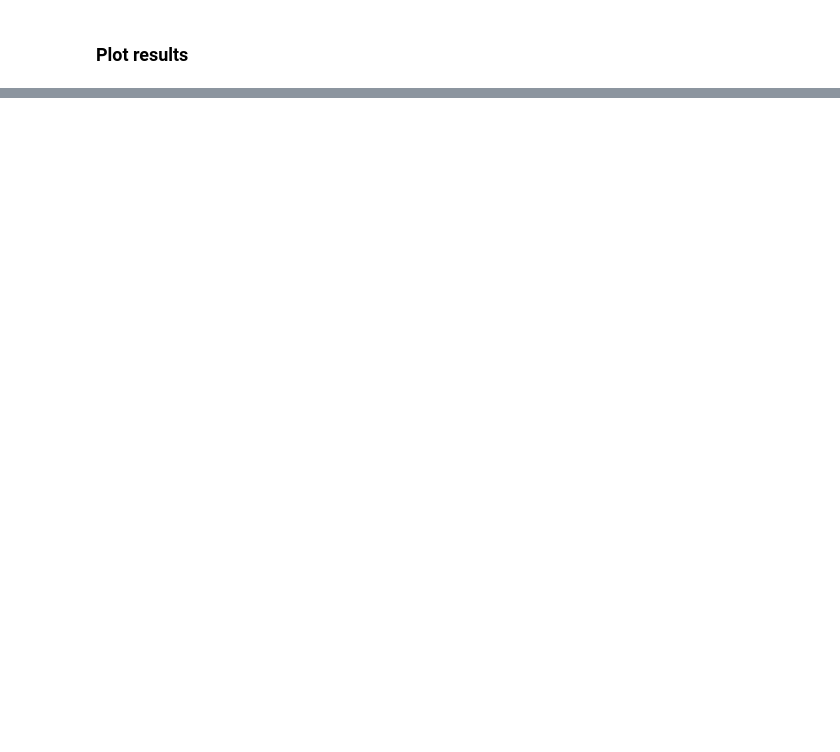
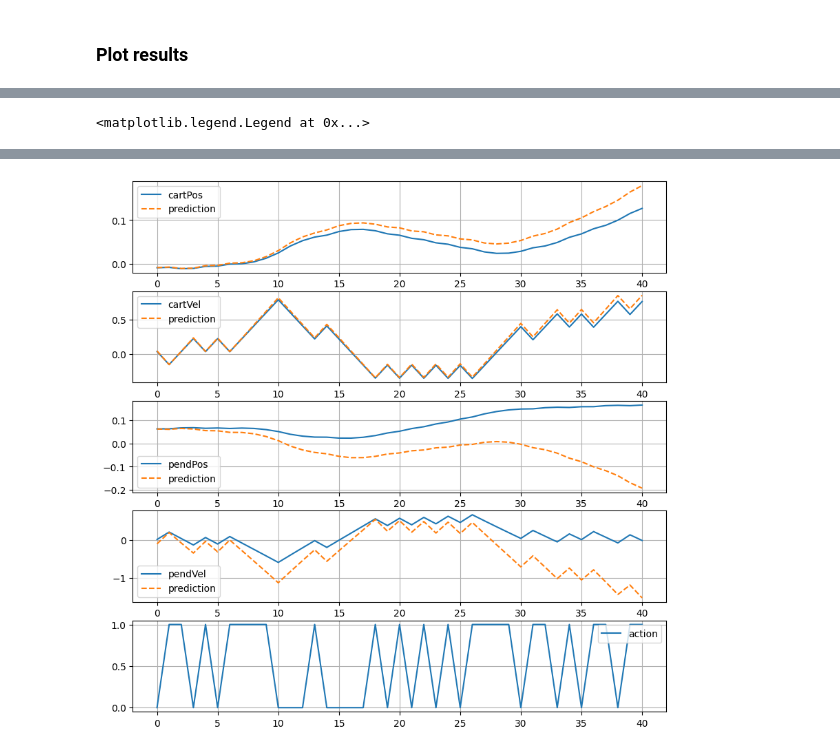
Before and after one commit to FloKit/TimeSeriesTransformerOld, a Jupyter notebook: Model-based RL - Dynamic Model for Cartpole.ipynb, the cells around one changed output, grey strips where cells are left out. Cells and saved outputs as stored; diff of their text form; code cells hidden in the pictures; blank space fills up the shorter version.

Commit message:
add comparison for different cartpole model

```diff
--- a/Model-based RL - Dynamic Model for Cartpole.ipynb
+++ b/Model-based RL - Dynamic Model for Cartpole.ipynb
@@ -520,7 +520,7 @@ import collections
 modelpath = "new_transf_lr01"
 # load model
 # model = tf.keras.models.load_model(modelpath, compile=False)
-transformer_model = TimeSeriesTransformer(num_layers=2, d_model=64, num_heads=4, dff=256,
+transformer_model = TimeSeriesTransformer(num_layers=2, d_model=64, num_heads=4, dff=128,
                               input_shape=input_shape, output_dim=len(mean_out), rate=0.1)
 transformer_model.load_weights(f"{modelpath}/model_bestValLoss")
 # model = tf.keras.models.load_model("new_model.bestValLoss", compile=False)
@@ -701,0 +712,5 @@ tf.executing_eagerly()
+# %%
+dfEval = sample_data(episodes=100, length=0.8, seed=11)
+dfEval.describe()
+row_max_steps = dfEval[dfEval.step == dfEval.step.max()]
+dfEval = dfEval[dfEval.episode==int(row_max_steps.episode)]
@@ -701,0 +721,5 @@ tf.executing_eagerly()
+# %%
+output_min = y_train_multi.min(axis=0)
+output_max = y_train_multi.max(axis=0)
+print ("min(output)_data: ", output_min)
+print ("max(output)_data: ", output_max)
@@ -701,0 +799,15 @@ tf.executing_eagerly()
+# %%
+fig, axs = plt.subplots (5, 1, figsize=(10,10))
+
+fields = [CART_POS, CART_VEL, PEND_POS, PEND_VEL]
+
+for i in range (len(fields)):
+    f = fields[i]
+    axs[i].plot(range (len(dfNet)), dfEval[f].values[window_size:window_size+len(dfNet)], label=f)
+    axs[i].plot(range (len(dfNet)), dfNet[f].values, label="prediction", ls="--")
+    axs[i].grid()
+    axs[i].legend(loc="best")
+
+axs[4].plot(range (len(dfNet)), dfEval[ACTION].values[window_size:window_size+len(dfNet)], label=ACTION)
+axs[4].grid()
+axs[4].legend(loc="best")
@@ -701,0 +884,17 @@ tf.executing_eagerly()
+# %%
+fig, axs = plt.subplots (5, 1, figsize=(10,10))
+
+fields = [CART_POS, CART_VEL, PEND_POS, PEND_VEL]
+
+for i in range (len(fields)):
+    f = fields[i]
+    axs[i].plot(range (len(dfNet)), dfEval[f].values[window_size:window_size+len(dfNet)], label=f)
+    axs[i].plot(range (len(dfNet)), dfNet[f].values, label="prediction", ls="--")
+    axs[i].grid()
+    axs[i].legend(loc="best")
+
+axs[4].plot(range (len(dfNet)), dfEval[ACTION].values[window_size:window_size+len(dfNet)], label=ACTION)
+axs[4].grid()
+axs[4].legend(loc="best")
+# %% [output]
+<matplotlib.legend.Legend at 0x...>
@@ -701,0 +918 @@ tf.executing_eagerly()
+[figure, added]
```
Also changed, not shown: parts of 28 cells of this notebook, 6 other files.
